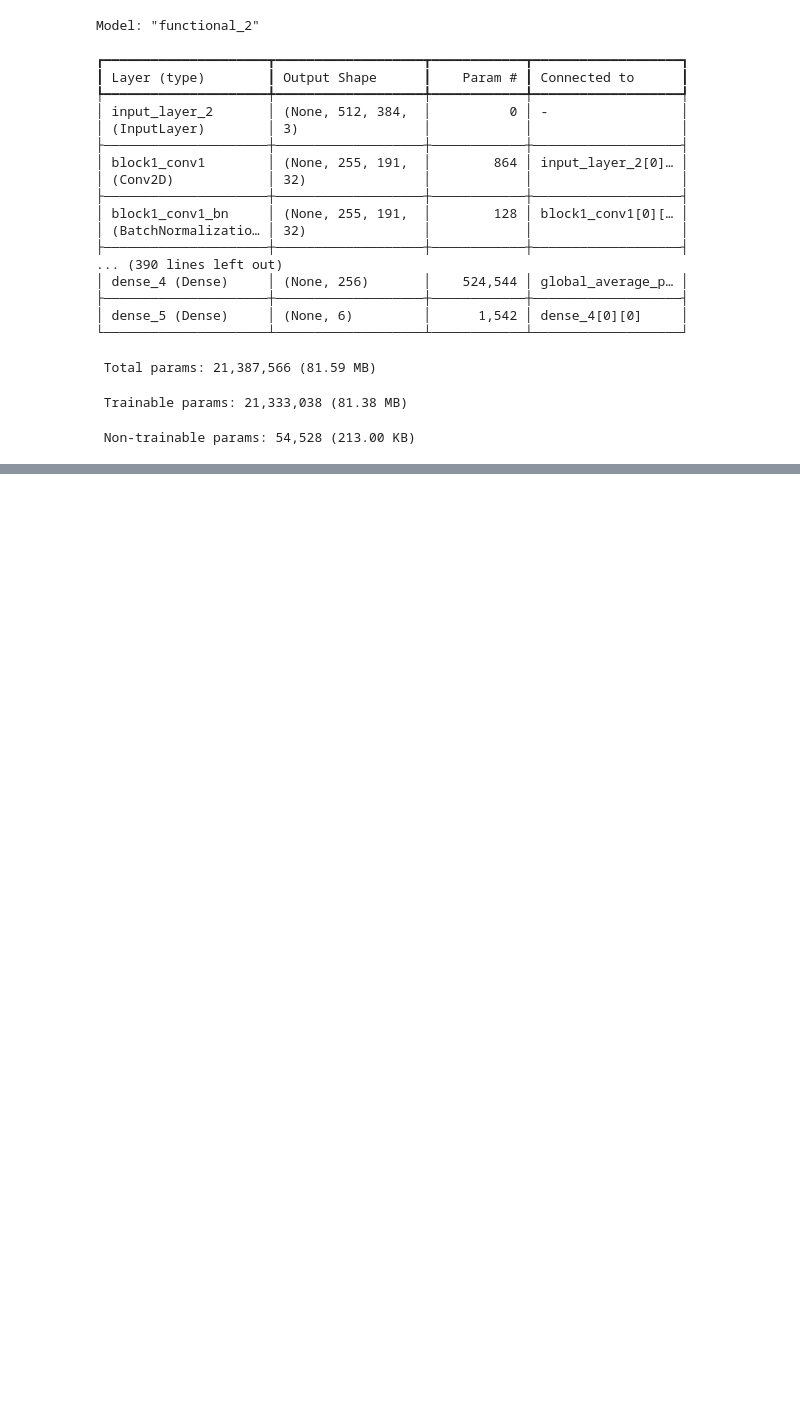
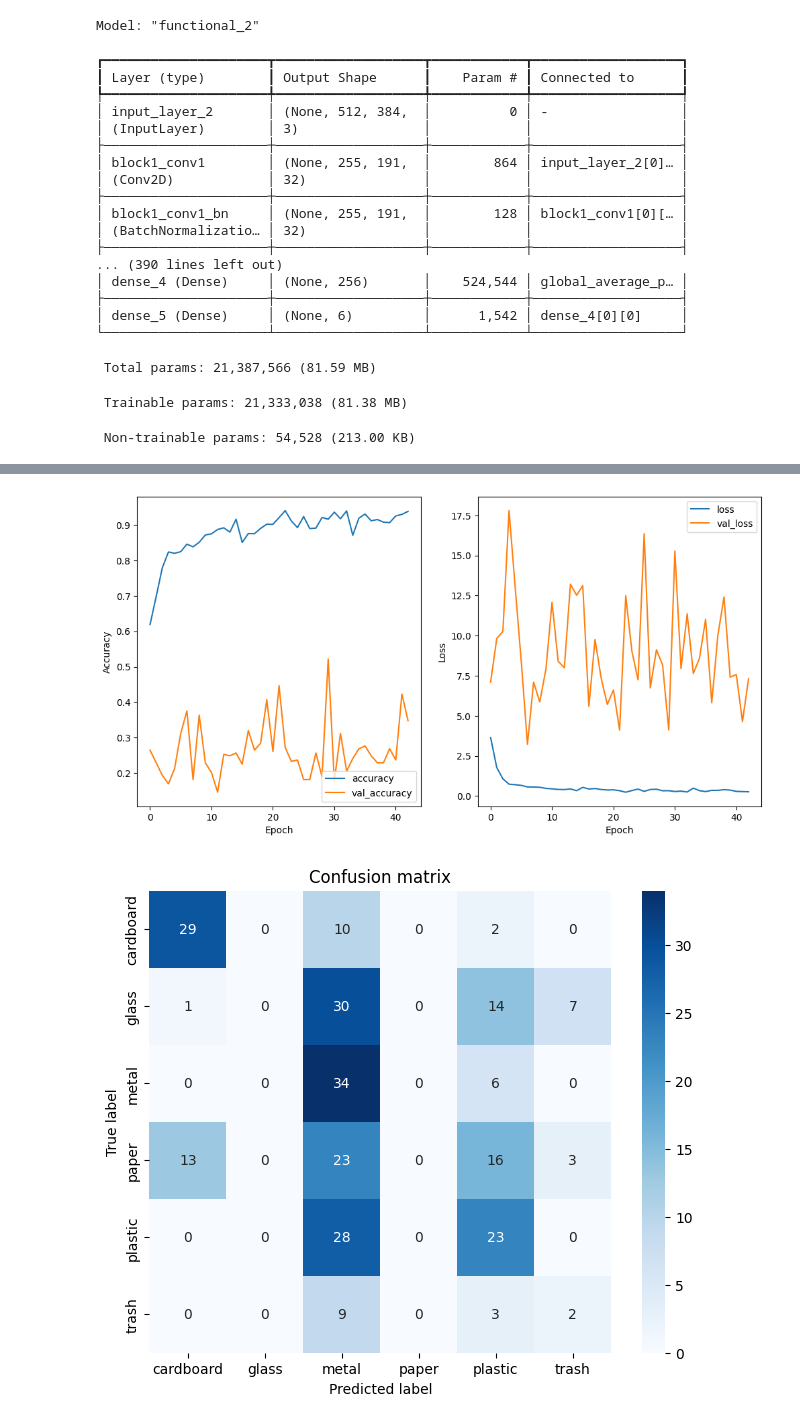
Before and after one commit to inessmatos/CAA_P1, a Jupyter notebook: transfer.ipynb, the cells around one changed output, grey strips where cells are left out. Cells and saved outputs as stored; diff of their text form; code cells hidden in the pictures; blank space fills up the shorter version.

```diff
--- a/transfer.ipynb
+++ b/transfer.ipynb
@@ -538,0 +573,4 @@ mobilenetv2_pretrained1.evaluate()
+# %%
+model_mobilenetv2_regularized = MModel('mobilenetv2_regularized')
+model_mobilenetv2_regularized.set_model(mobilenetv2_pretrained_regularized(IMG_SIZE,fine_tune_amt=2000))
+model_mobilenetv2_regularized.summary()
@@ -538,0 +599,3 @@ mobilenetv2_pretrained1.evaluate()
+# %%
+model_mobilenetv2_regularized.compile(optimizer='adam', loss='categorical_crossentropy', metrics=['accuracy'])
+history = model_mobilenetv2_regularized.fit(epochs=300, verbose=1, callbacks=[early_stopping])
@@ -538,0 +642,3 @@ mobilenetv2_pretrained1.evaluate()
+# %%
+model_mobilenetv2_regularized.evaluate()
+# %% [output]
@@ -538,0 +663,2 @@ mobilenetv2_pretrained1.evaluate()
+[figure, added]
+[figure, added]
```
Also changed, not shown: parts of 19 cells of this notebook, 35 other files.
